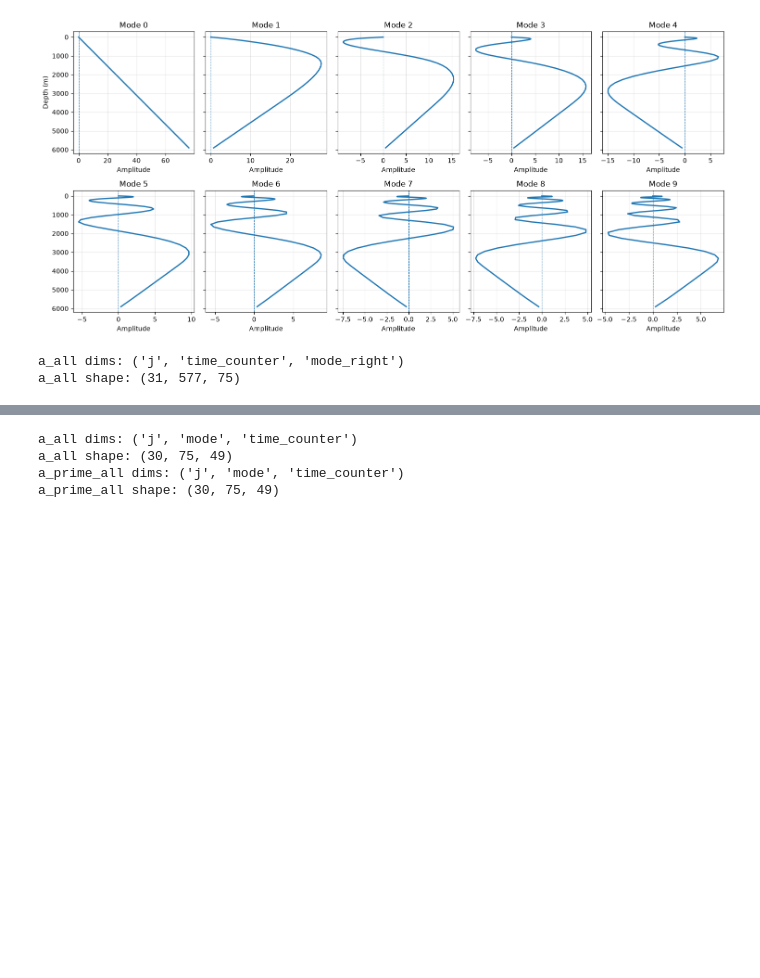
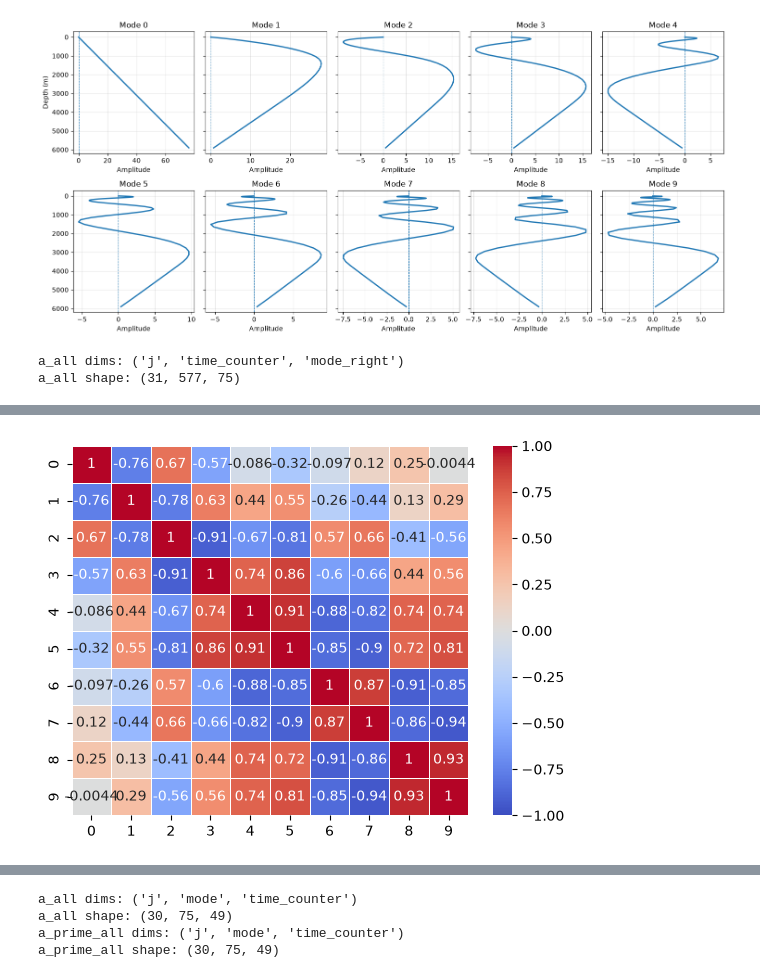
Before and after one commit to hanna-and/StreamfunctionPerturbations, a Jupyter notebook: get_rapid_data.ipynb, the cells around one changed output, grey strips where cells are left out. Saved outputs shown, nothing was run; the diff lists cells and outputs as text; code cells hidden in the pictures; blank space fills up the shorter version.

Commit message:
statiostical analysis on modes

```diff
--- a/get_rapid_data.ipynb
+++ b/get_rapid_data.ipynb
@@ -108,9 +109,14 @@ nemo_y = NEMODataTree.from_datasets(datasets=datasets_y, iperio=True, nftype="F"
 # reading data #
 ###
 ds_psi = xr.open_dataset("Psij_monthly_130_280_10.nc")
-Psi = ds_psi["integral_ik(vo)"]
+# Psi = ds_psi["integral_ik(vo)"]
+climatology = ds_psi.groupby("time_counter.month").mean("time_counter") # remove seasonal climaotlogy from data
+ds_psi_anom = ds_psi.groupby("time_counter.month") - climatology
+Psi = ds_psi_anom["integral_ik(vo)"]
 
 # calculating normal modes
 z = Psi.depthv.values # depth points
 ds_N2 = xr.open_dataset("N2_mean.nc").sigma0.values
 N2 = -ds_N2 # wronmg sign convention when saving the data
+
+Psi
@@ -264,6 +288,7 @@ for j_idx in ds_psi.j.values:
     results.append(a)
 
 a_all = xr.concat(results, dim="j")
+a_10 = a_all.isel(mode_right=np.arange(0,10,1))
 
 print("a_all dims:", a_all.dims)
 print("a_all shape:", a_all.shape)
@@ -321,0 +323,73 @@ plt.show()
+# %%
+# How correlated are different modes with each other at a fixed latitude?
+
+j_index = 15
+n_modes = 10
+correlation_matrix = np.zeros((n_modes, n_modes))
+
+for mode_1 in range(n_modes):
+    signal_1 = a_10.isel(
+        mode_right=mode_1,
+        j=j_index
+    ).values
+
+    for mode_2 in range(n_modes):
+        signal_2 = a_10.isel(
+            mode_right=mode_2,
+            j=j_index
+        ).values
+
+        correlation_matrix[mode_1, mode_2] = np.corrcoef(
+            signal_1, signal_2
+        )[0, 1]
+
+sns.heatmap(correlation_matrix, annot=True, cmap="coolwarm", vmin=-1, vmax=1, linewidths=0.5)
+plt.show()
+
+j_index = 1
+n_modes = 10
+correlation_matrix = np.zeros((n_modes, n_modes))
+
+for mode_1 in range(n_modes):
+    signal_1 = a_10.isel(
+        mode_right=mode_1,
+        j=j_index
+    ).values
+
+    for mode_2 in range(n_modes):
+        signal_2 = a_10.isel(
+            mode_right=mode_2,
+            j=j_index
+        ).values
+
+        correlation_matrix[mode_1, mode_2] = np.corrcoef(
+            signal_1, signal_2
+        )[0, 1]
+
+sns.heatmap(correlation_matrix, annot=True, cmap="coolwarm", vmin=-1, vmax=1, linewidths=0.5)
+plt.show()
+
+j_index = 30
+n_modes = 10
+correlation_matrix = np.zeros((n_modes, n_modes))
+
+for mode_1 in range(n_modes):
+    signal_1 = a_10.isel(
+        mode_right=mode_1,
+        j=j_index
+    ).values
+
+    for mode_2 in range(n_modes):
+        signal_2 = a_10.isel(
+            mode_right=mode_2,
+            j=j_index
+        ).values
+
+        correlation_matrix[mode_1, mode_2] = np.corrcoef(
+            signal_1, signal_2
+        )[0, 1]
+
+sns.heatmap(correlation_matrix, annot=True, cmap="coolwarm", vmin=-1, vmax=1, linewidths=0.5)
+plt.show()
+# %% [output]
+[figure, added]
```
Also changed, not shown: parts of 15 cells of this notebook, 1 other file.
